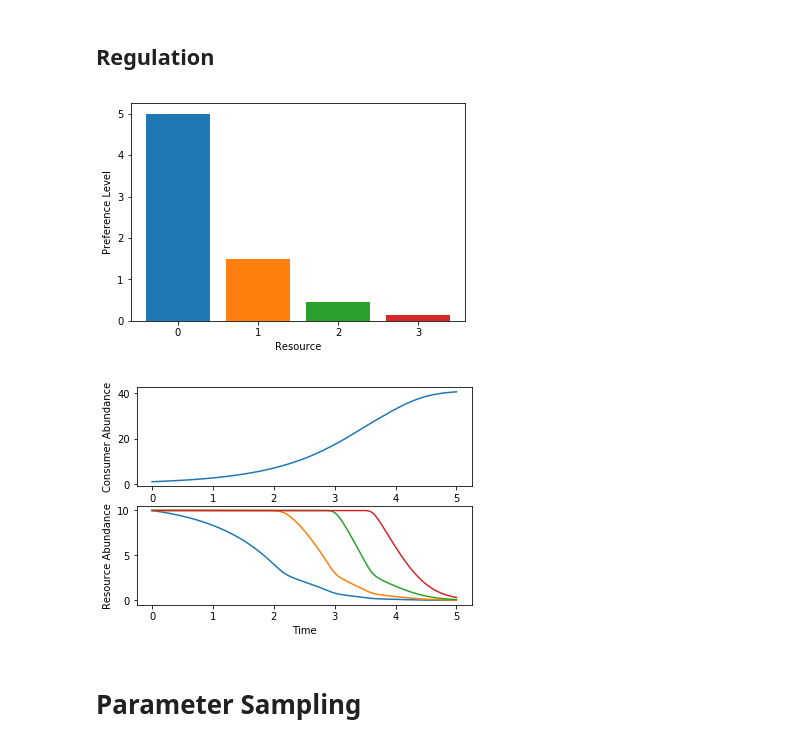
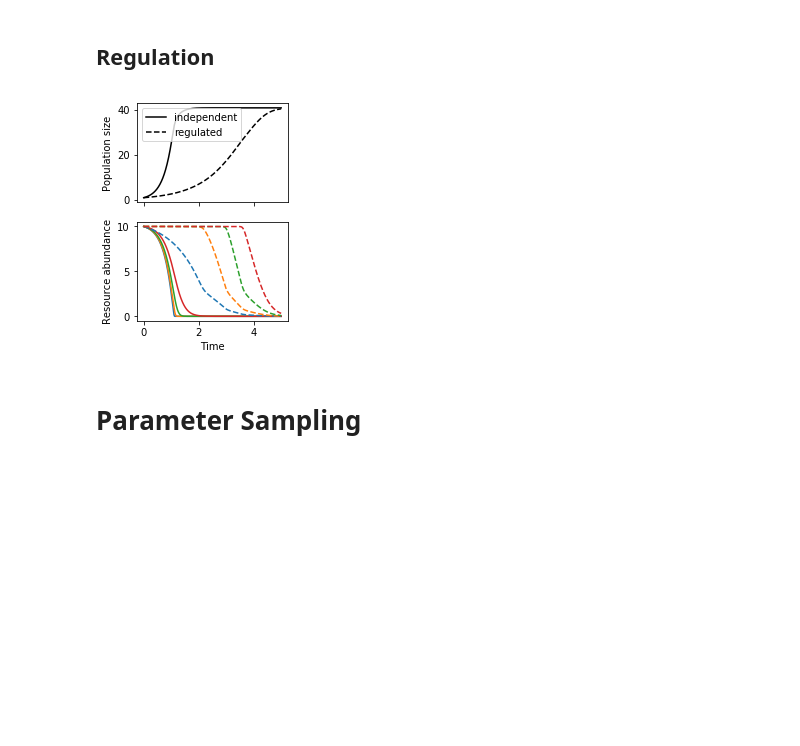
Before and after one commit to Emergent-Behaviors-in-Biology/community-simulator, a Jupyter notebook: Tutorial.ipynb, the cells around one changed output. Cells and saved outputs as stored; diff of their text form; code cells hidden in the pictures; blank space fills up the shorter version.

```diff
--- a/Tutorial.ipynb
+++ b/Tutorial.ipynb
@@ -5,4 +5,6 @@ from community_simulator.usertools import *
 from community_simulator.visualization import *
 import seaborn as sns
 import matplotlib.pyplot as plt
+from matplotlib.backends import backend_pdf as bpdf
+colors = sns.color_palette()
 %matplotlib inline
@@ -55,56 +190,86 @@ plt.show()
 # %% [markdown]
 ## Regulation
 # %%
-mp_diaux = {
+#Make assumptions for metabolic regulation (diauxic shift) and independent consumption
+assumptions_diaux = {
               'regulation':'energy',
               'supply':'off',
               'response':'type II'
              }
 
-#Construct dynamics
-def dNdt(N,R,params):
-    return MakeConsumerDynamics(mp_diaux)(N,R,params)
-def dRdt(N,R,params):
-    return MakeResourceDynamics(mp_diaux)(N,R,params)
-dynamics_diaux = [dNdt,dRdt]
+assumptions_ind = {
+              'regulation':'independent',
+              'supply':'off',
+              'response':'type II'
+             }
 
-#Construct matrices
+#Construct dynamics for regulation
+def dNdt1(N,R,params):
+    return MakeConsumerDynamics(assumptions_diaux)(N,R,params)
+def dRdt1(N,R,params):
+    return MakeResourceDynamics(assumptions_diaux)(N,R,params)
+dynamics_diaux = [dNdt1,dRdt1]
+
+#Construct independent dynamics dynamics
+def dNdt2(N,R,params):
+    return MakeConsumerDynamics(assumptions_ind)(N,R,params)
+def dRdt2(N,R,params):
+    return MakeResourceDynamics(assumptions_ind)(N,R,params)
+dynamics = [dNdt2,dRdt2]
+
+
+#Construct consumer matrix with exponentially distributed preferences
 M = 4
 c = np.exp(np.linspace(np.log(5),-2,M))
 c = c[np.newaxis,:]
-
-fig,ax=plt.subplots()
-for k in range(M):
-    ax.bar(k,c.squeeze()[k])
-ax.set_xticks(np.arange(4,dtype=int))
-ax.set_xlabel('Resource')
-ax.set_ylabel('Preference Level')
-plt.show()
 
 #Make initial state
 N0 = np.asarray([1])
 R0 = np.ones(M)*10
 init_state = [N0,R0]
 
 #Make parameter list
 params = {'c':c,
         'm':0,
         'w':1,
         'g':1,
-        'l':0,
         'R0':R0,
         'tau':1,
         'sigma_max':1,
         'nreg':10
        }
 
+
+#Set up plots
+fig,axs=plt.subplots(2,figsize=(3,4),sharex=True)
+fig.subplots_adjust(left=0.2)
+
+#Make plates
 diauxic = Community(init_state,dynamics_diaux,params)
+independent = Community(init_state,dynamics,params)
 
-fig,axs=plt.subplots(2)
-out = diauxic.TestWell(T=5,ns=1000,axs=axs)
+#Simulate and plot
+t,N,R = independent.TestWell(T=5,ns=1000,show_plots=False)
+axs[0].plot(t,N,'k',label='independent')
+for k in range(len(R.T)):
+    axs[1].plot(t,R[:,k],color=colors[k])
+t,N,R = diauxic.TestWell(T=5,ns=1000,show_plots=False)
+axs[0].plot(t,N,'k--',label='regulated')
+for k in range(len(R.T)):
+    axs[1].plot(t,R[:,k],'--',color=colors[k])
+
+#Format plots
+axs[0].legend()
+axs[0].set_ylabel('Population size')
+axs[1].set_ylabel('Resource abundance')
+axs[1].set_xlabel('Time')
+
+#Save plots
+#pdf = bpdf.PdfPages('regulation.pdf')
+#pdf.savefig(fig)
+#pdf.close()
 plt.show()
 # %% [output]
-[figure, old version]
+[figure, new version]
-[figure, removed]
 # %% [markdown]
 # Parameter Sampling
```
Also changed, not shown: parts of 37 cells of this notebook, 1 other file.
